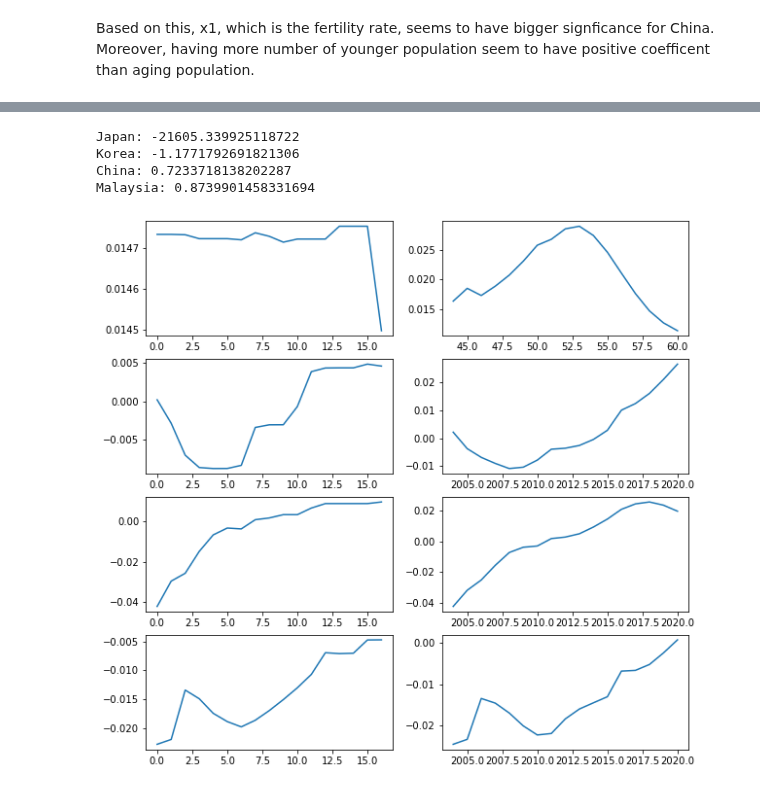
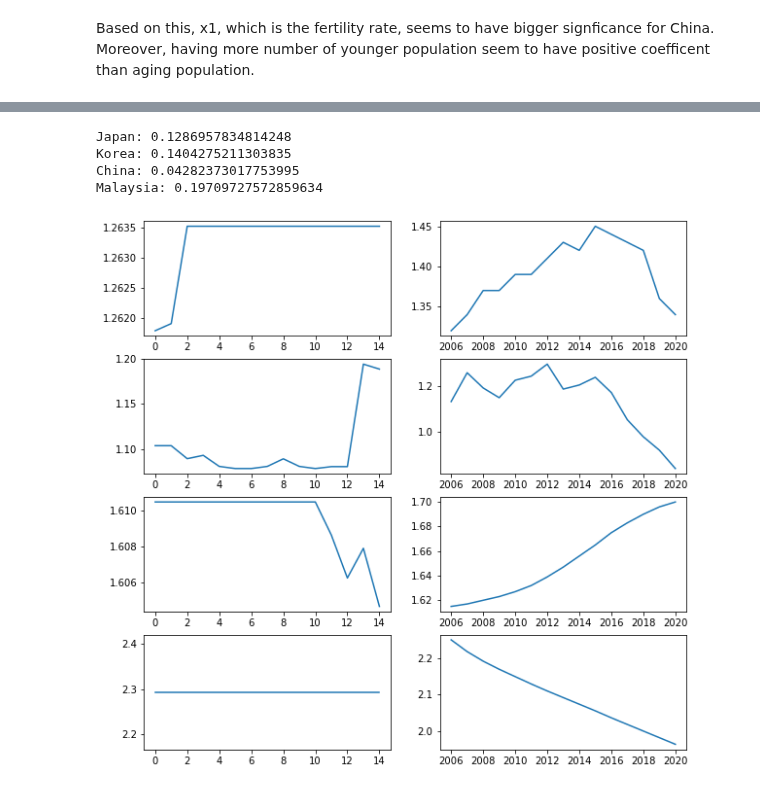
Before and after one commit to SangHyuNBack/2nd-Capstone-Project, a Jupyter notebook: Modeling.ipynb, the cells around one changed output, grey strips where cells are left out. Drawn from its saved outputs; the diff is of its cells as text; code cells hidden in the pictures.

```diff
--- a/Modeling.ipynb
+++ b/Modeling.ipynb
@@ -21,7 +19,7 @@ Singapore = pd.read_csv('Cleaned Data/Singapore.CSV')
 Malaysia = pd.read_csv('Cleaned Data/Malaysia.CSV')
 Highincome  = pd.read_csv('Cleaned Data/Highincome_DF.CSV')
 UpperMidincome = pd.read_csv('Cleaned Data/UpperMidincome_DF.CSV')
-#Japan.set_index('Year', inplace = True)
+Japan.set_index('Year', inplace = True)
 China.set_index('Year', inplace = True)
 Korea.set_index('Year', inplace = True)
 Singapore.set_index('Year', inplace = True)
@@ -35,17 +33,14 @@ Singapore.dropna(inplace = True)
 Singapore.dropna(inplace = True)
 Malaysia.dropna(inplace = True)
 # %%
-features =['14 Under', '15 to 64', '64 Above', 'Female(%)', 'Total pop']
-
+features =['14 Under', '15 to 64', 'Female(%)']
 def Test_Train(x):
-    y = x['Work Population(%)'].pct_change()
-    X = x[features].pct_change()
-    y.dropna(inplace= True)
-    X.dropna(inplace=True)
-    y_train =  y[:42]
-    y_test = y[42:]
-    X_train =  X[:42]
-    X_test =  X[42:]
+    y = x['Fertility rate, total (births per woman)']
+    X = x[features]
+    y_train =  y[:45]
+    y_test = y[45:]
+    X_train =  X[:45]
+    X_test =  X[45:]
     return (X_train, X_test, y_train, y_test)
 # %%
 from sklearn.preprocessing import MinMaxScaler
@@ -141,31 +135,31 @@ print(KNNR(Malaysia)[2])
 # %%
 from sklearn.ensemble import GradientBoostingRegressor
 def Gradient(x):
     X_train, X_test, y_train, y_test = Test_Train(x)
     reg =GradientBoostingRegressor(random_state = 42)
     scaler = StandardScaler()
     scaler.fit(X_train)
     X_train_scale = scaler.transform(X_train)
     X_test_scale = scaler.transform(X_test)
     reg.fit(X_train_scale, y_train)
     prediction = reg.predict(X_test_scale)
-    return(prediction, y_test, r2_score(prediction, y_test))
+    return(prediction, y_test, mae(prediction, y_test))
 fig, ax = plt.subplots(4,2, figsize=(10,10))
 ax[0,0].plot(Gradient(Japan)[0])
 ax[0,1].plot(Gradient(Japan)[1])
 ax[1,0].plot(Gradient(Korea)[0])
 ax[1,1].plot(Gradient(Korea)[1])
 ax[2,0].plot(Gradient(China)[0])
 ax[2,1].plot(Gradient(China)[1])
 ax[3,0].plot(Gradient(Malaysia)[0])
 ax[3,1].plot(Gradient(Malaysia)[1])
 print('Japan:',Gradient(Japan)[2])
 print('Korea:',Gradient(Korea)[2])
 print('China:',Gradient(China)[2])
 print('Malaysia:',Gradient(Malaysia)[2])
 # %% [output]
-Japan: -21605.339925118722
-Korea: -1.1771792691821306
-China: 0.7233718138202287
-Malaysia: 0.8739901458331694
+Japan: 0.1286957834814248
+Korea: 0.1404275211303835
+China: 0.04282373017753995
+Malaysia: 0.19709727572859634
-[figure, old version]
+[figure, new version]
```
Also changed, not shown: parts of 13 cells of this notebook.
